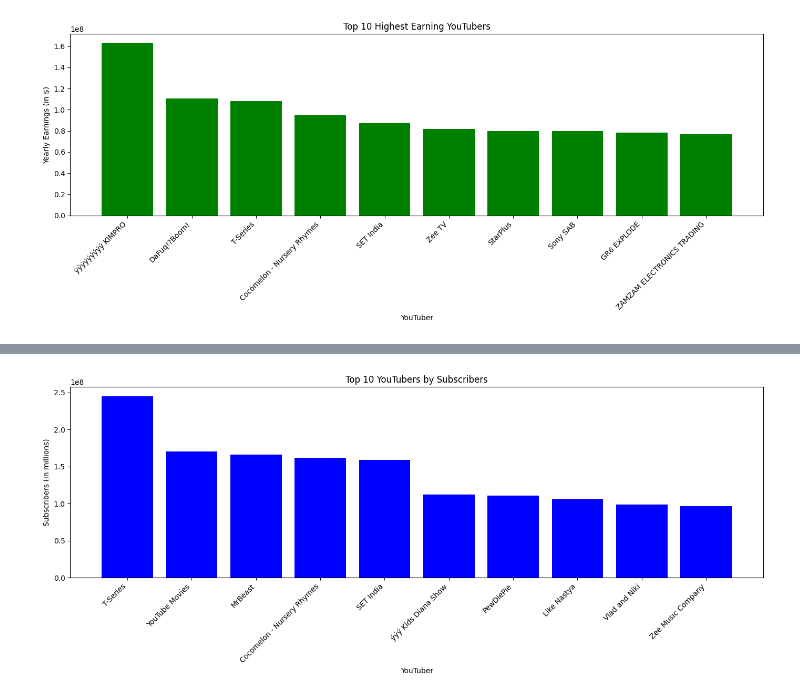
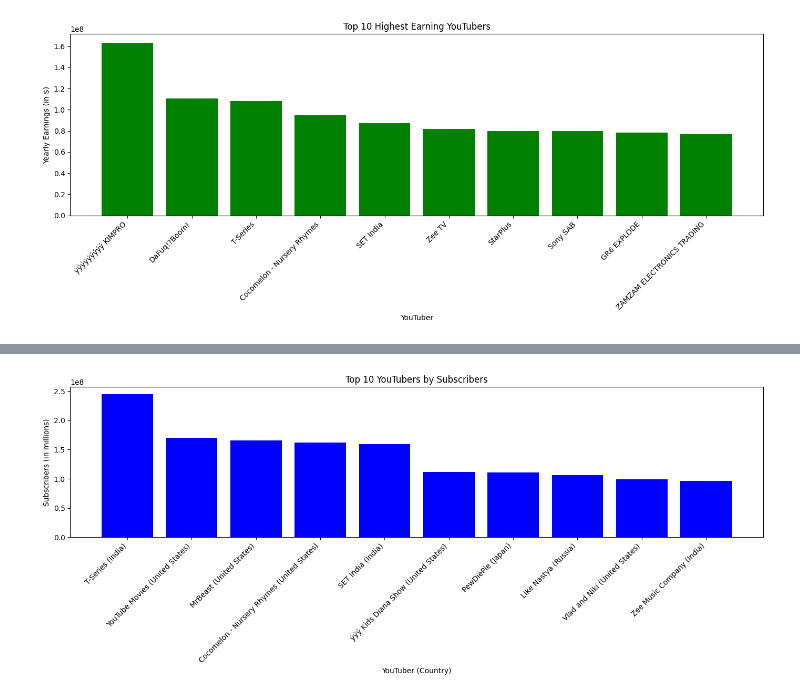
Before and after one commit to bonareri/Python-Data-Analysis, a Jupyter notebook: Global_Youtube_statistics.ipynb, the cells around one changed output, grey strips where cells are left out. Drawn from its saved outputs; the diff is of its cells as text; code cells hidden in the pictures.

```diff
--- a/Global_Youtube_statistics.ipynb
+++ b/Global_Youtube_statistics.ipynb
@@ -269,16 +347,16 @@ plt.show()
 # %%
-# Sort data to get the highest and lowest subscriber counts
+# Sort data to get the highest subscriber counts
 top_subscribers = youtube.sort_values(by='subscribers', ascending=False).head(10)
-lowest_subscribers = youtube.sort_values(by='subscribers', ascending=True).head(10)
 
-# Plot top 10 YouTubers by subscribers
+# Plot top 10 YouTubers by subscribers with countries
 plt.figure(figsize=(14, 6))
-plt.bar(top_subscribers['Youtuber'], top_subscribers['subscribers'], color='blue')
+plt.bar(top_subscribers['Youtuber'] + " (" + top_subscribers['Country'] + ")",
+        top_subscribers['subscribers'], color='blue')
 plt.title('Top 10 YouTubers by Subscribers')
-plt.xlabel('YouTuber')
+plt.xlabel('YouTuber (Country)')
 plt.ylabel('Subscribers (in millions)')
 plt.xticks(rotation=45, ha='right')
 plt.tight_layout()
 plt.show()
 # %% [output]
-[figure, old version]
+[figure, new version]
```
Also changed, not shown: parts of 12 cells of this notebook.
